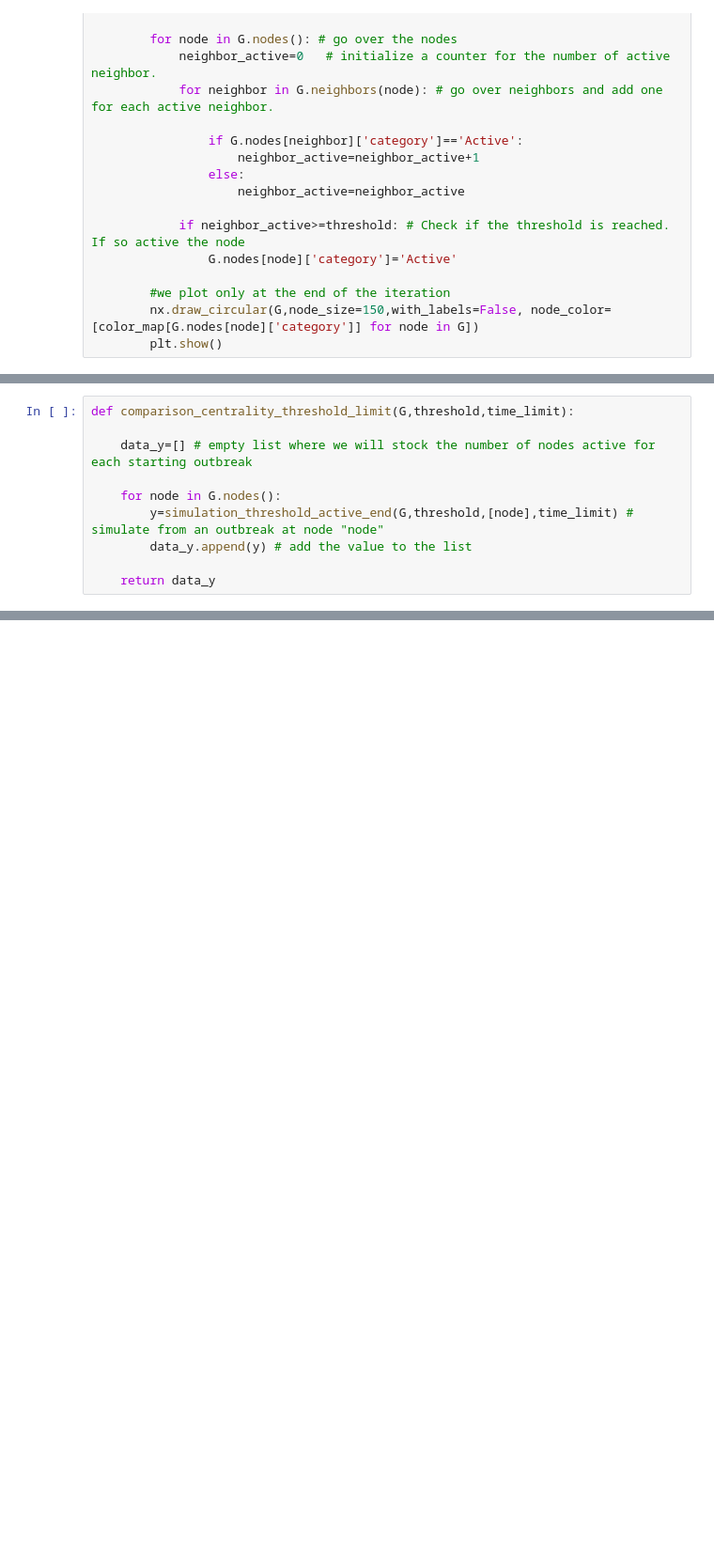
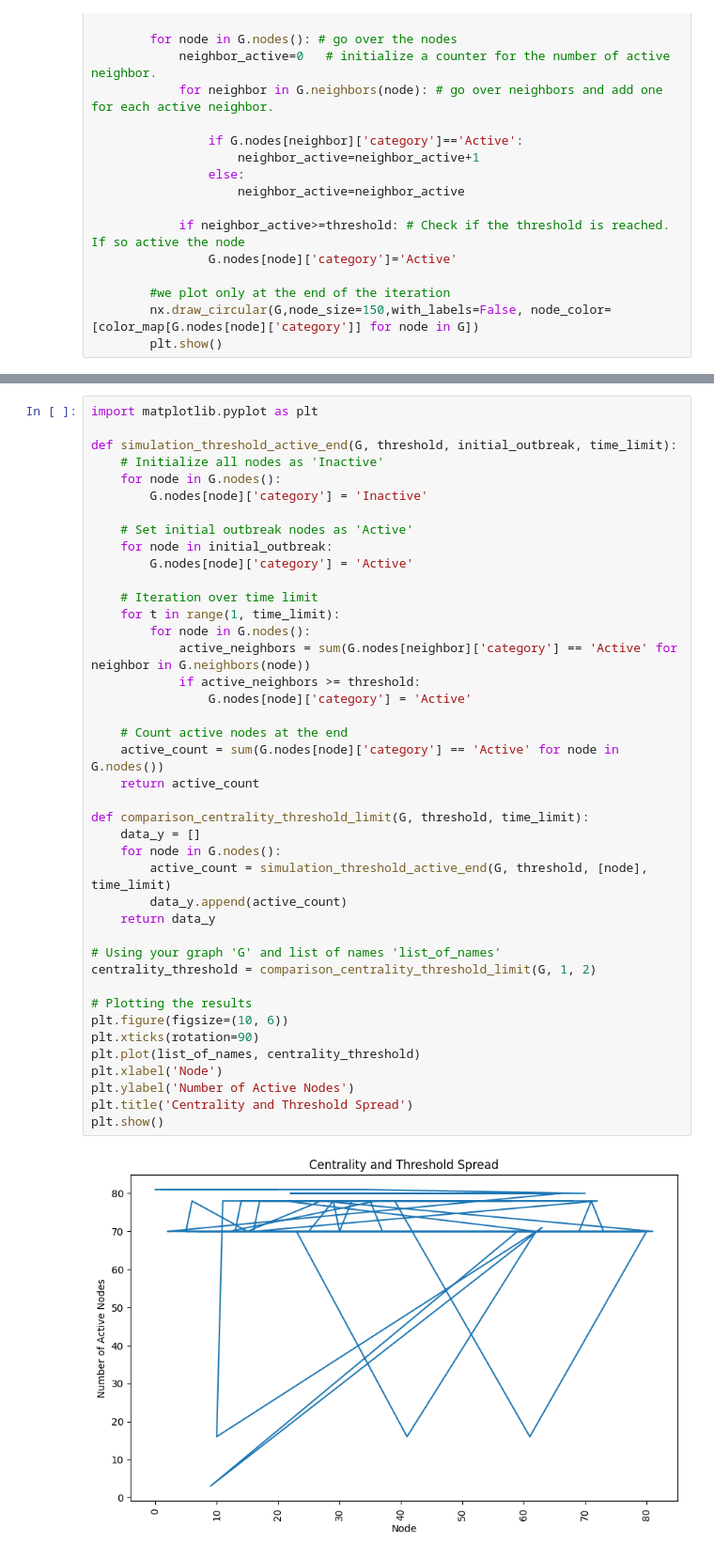
Before and after one commit to acagnucci/Social-Network-Analysis-Project, a Jupyter notebook: 3RD/EXPLANATIONS/EXPLANATION_WEEK_10.ipynb, the cells around one changed output, grey strips where cells are left out. Shown at 94% size. Saved outputs shown, nothing was run; the diff lists cells and outputs as text; blank space fills up the shorter version.

```diff
--- a/3RD/EXPLANATIONS/EXPLANATION_WEEK_10.ipynb
+++ b/3RD/EXPLANATIONS/EXPLANATION_WEEK_10.ipynb
@@ -106,10 +81,0 @@ def simulation_threshold_active_end(G,threshold,I,time_limit):
-# %%
-def comparison_centrality_threshold_limit(G,threshold,time_limit):
-
-    data_y=[] # empty list where we will stock the number of nodes active for each starting outbreak
-
-    for node in G.nodes():
-        y=simulation_threshold_active_end(G,threshold,[node],time_limit) # simulate from an outbreak at node "node"
-        data_y.append(y) # add the value to the list
-
-    return data_y
@@ -115,0 +84,43 @@ def comparison_centrality_threshold_limit(G,threshold,time_limit):
+# %%
+import matplotlib.pyplot as plt
+
+def simulation_threshold_active_end(G, threshold, initial_outbreak, time_limit):
+    # Initialize all nodes as 'Inactive'
+    for node in G.nodes():
+        G.nodes[node]['category'] = 'Inactive'
+
+    # Set initial outbreak nodes as 'Active'
+    for node in initial_outbreak:
+        G.nodes[node]['category'] = 'Active'
+
+    # Iteration over time limit
+    for t in range(1, time_limit):
+        for node in G.nodes():
+            active_neighbors = sum(G.nodes[neighbor]['category'] == 'Active' for neighbor in G.neighbors(node))
+            if active_neighbors >= threshold:
+                G.nodes[node]['category'] = 'Active'
+
+    # Count active nodes at the end
+    active_count = sum(G.nodes[node]['category'] == 'Active' for node in G.nodes())
+    return active_count
+
+def comparison_centrality_threshold_limit(G, threshold, time_limit):
+    data_y = []
+    for node in G.nodes():
+        active_count = simulation_threshold_active_end(G, threshold, [node], time_limit)
+        data_y.append(active_count)
+    return data_y
+
+# Using your graph 'G' and list of names 'list_of_names'
+centrality_threshold = comparison_centrality_threshold_limit(G, 1, 2)
+
+# Plotting the results
+plt.figure(figsize=(10, 6))
+plt.xticks(rotation=90)
+plt.plot(list_of_names, centrality_threshold)
+plt.xlabel('Node')
+plt.ylabel('Number of Active Nodes')
+plt.title('Centrality and Threshold Spread')
+plt.show()
+# %% [output]
+[figure, added]
```
Also changed, not shown: parts of 19 cells of this notebook.
